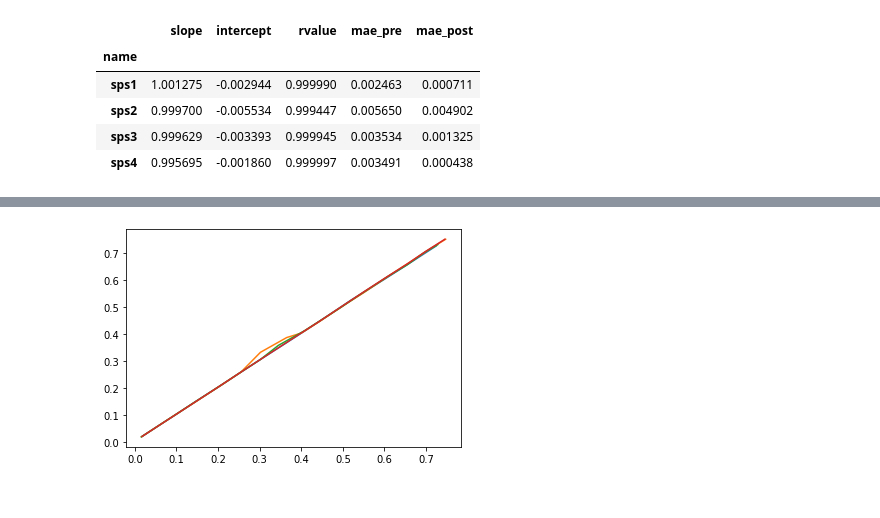
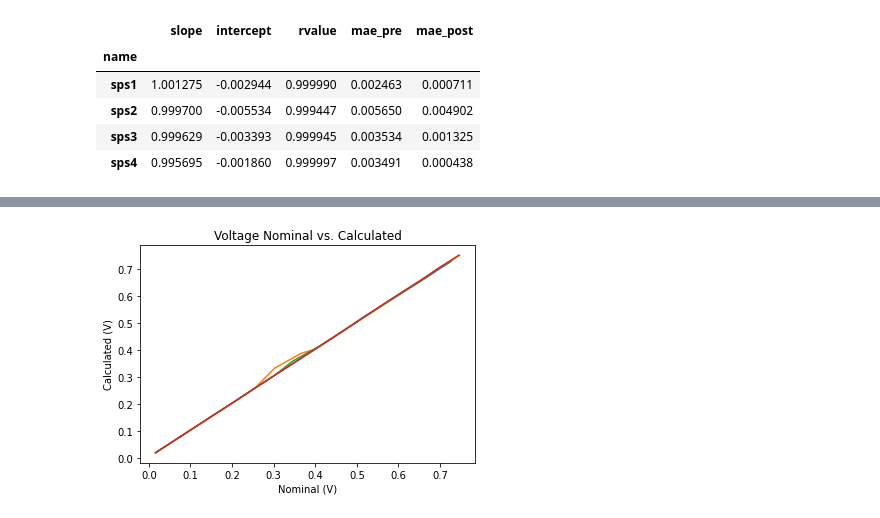
Before and after one commit to jlab-sensing/soil-power-sensor-calibration, a Jupyter notebook: calibration.ipynb, the cells around one changed output, grey strips where cells are left out. Drawn from its saved outputs; the diff is of its cells as text; code cells hidden in the pictures.

```diff
--- a/calibration.ipynb
+++ b/calibration.ipynb
@@ -39,7 +39,7 @@ def calc_stats(x, y) -> dict:
         "intercept": linreg.intercept,
         "rvalue": linreg.rvalue,
         "mae_pre": mae_pre,
-        "mae_post": mae_posts
+        "mae_post": mae_post
     }
 
     return r
@@ -111,6 +126,9 @@ for i in I_plots:
 # %%
 fig, ax = plt.subplots()
+ax.set_title("Voltage Nominal vs. Calculated")
+ax.set_xlabel("Nominal (V)")
+ax.set_ylabel("Calculated (V)")
 for v in V_plots:
     ax.plot(v["V_in"], v["V_meas"])
 # %% [output]
-[figure, old version]
+[figure, new version]
```
Also changed, not shown: parts of 5 cells of this notebook.
